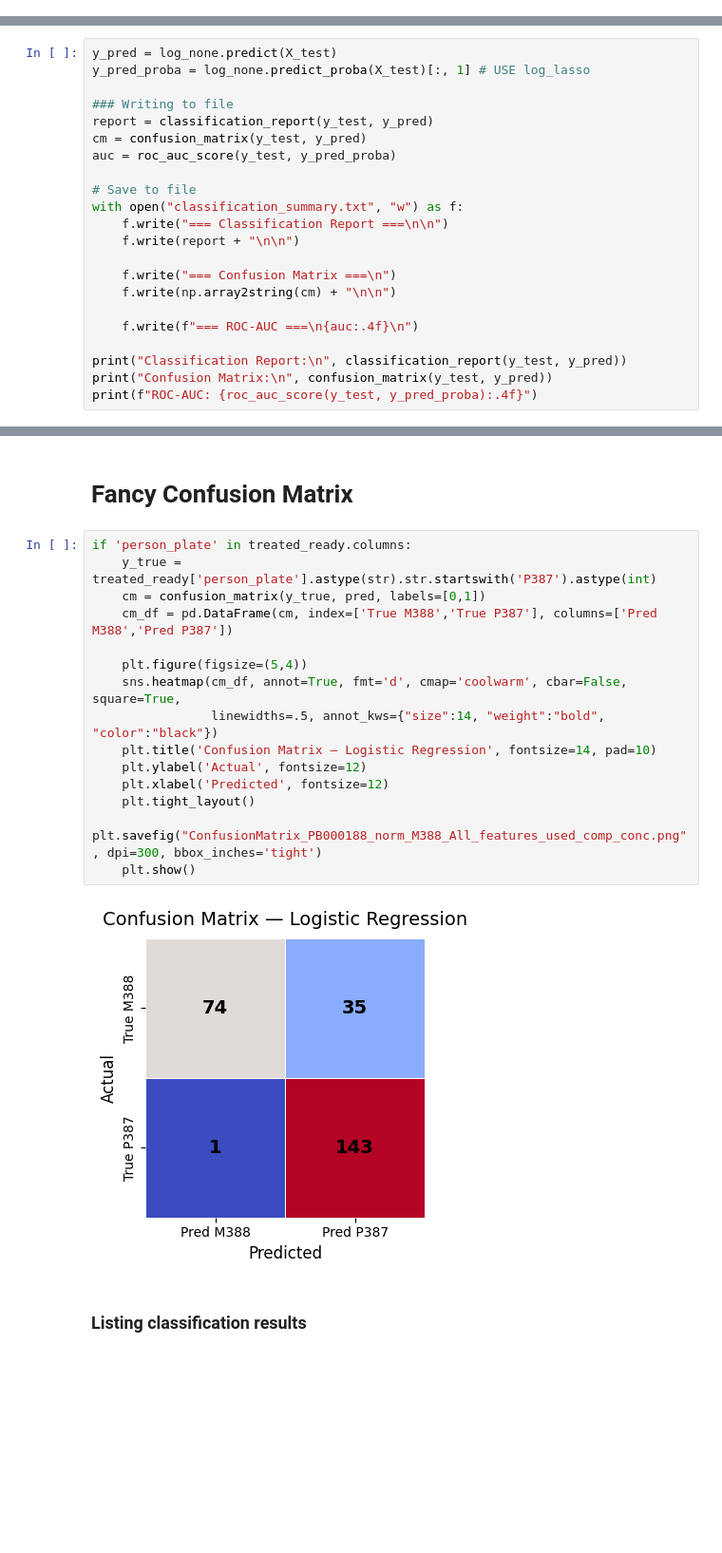
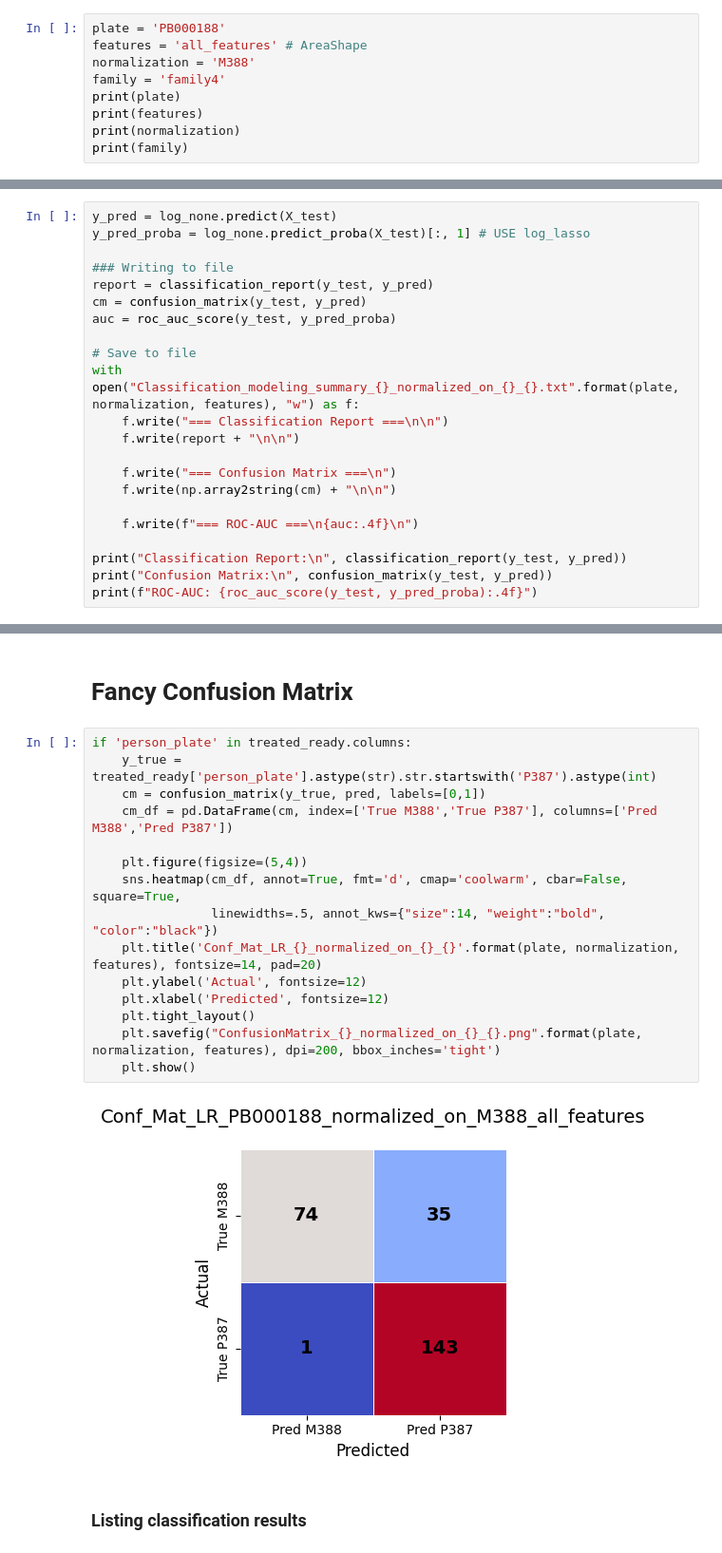
Before and after one commit to MartinMJohansson/progeria, a Jupyter notebook: 8_ML_treatments_LogisticRegression.ipynb, the cells around one changed output, grey strips where cells are left out. Shown at 95% size. Saved outputs shown, nothing was run; the diff lists cells and outputs as text; blank space fills up the shorter version.

```diff
--- a/8_ML_treatments_LogisticRegression.ipynb
+++ b/8_ML_treatments_LogisticRegression.ipynb
@@ -42,0 +40,9 @@ Created folder: /share/data/analyses/martin/036_Progeria_LoBa_48h_72h/004_analys
+# %%
+plate = 'PB000188'
+features = 'all_features' # AreaShape
+normalization = 'M388'
+family = 'family4'
+print(plate)
+print(features)
+print(normalization)
+print(family)
@@ -259,7 +270,7 @@ cm = confusion_matrix(y_test, y_pred)
 auc = roc_auc_score(y_test, y_pred_proba)
 
 # Save to file
-with open("classification_summary.txt", "w") as f:
+with open("Classification_modeling_summary_{}_normalized_on_{}_{}.txt".format(plate, normalization, features), "w") as f:
     f.write("=== Classification Report ===\n\n")
     f.write(report + "\n\n")
 
@@ -739,20 +795,20 @@ plt.show()
 # %%
 if 'person_plate' in treated_ready.columns:
     y_true = treated_ready['person_plate'].astype(str).str.startswith('P387').astype(int)
     cm = confusion_matrix(y_true, pred, labels=[0,1])
     cm_df = pd.DataFrame(cm, index=['True M388','True P387'], columns=['Pred M388','Pred P387'])
 
     plt.figure(figsize=(5,4))
     sns.heatmap(cm_df, annot=True, fmt='d', cmap='coolwarm', cbar=False, square=True,
                 linewidths=.5, annot_kws={"size":14, "weight":"bold", "color":"black"})
-    plt.title('Confusion Matrix — Logistic Regression', fontsize=14, pad=10)
+    plt.title('Conf_Mat_LR_{}_normalized_on_{}_{}'.format(plate, normalization, features), fontsize=14, pad=20)
     plt.ylabel('Actual', fontsize=12)
     plt.xlabel('Predicted', fontsize=12)
     plt.tight_layout()
-    plt.savefig("ConfusionMatrix_PB000188_norm_M388_All_features_used_comp_conc.png", dpi=300, bbox_inches='tight')
+    plt.savefig("ConfusionMatrix_{}_normalized_on_{}_{}.png".format(plate, normalization, features), dpi=200, bbox_inches='tight')
     plt.show()
 # %% [output]
-[figure, old version]
+[figure, new version]
 # %% [markdown]
 ### Listing classification results
 # %%
```
Also changed, not shown: parts of 14 cells of this notebook.
